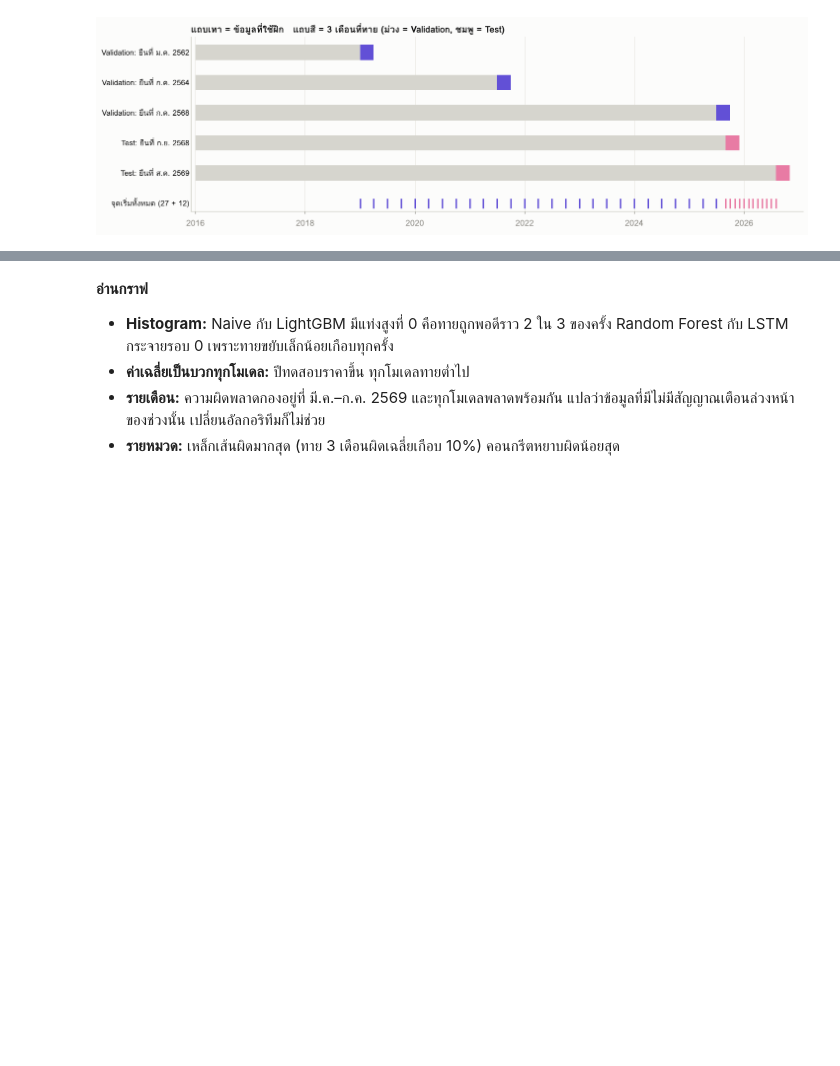
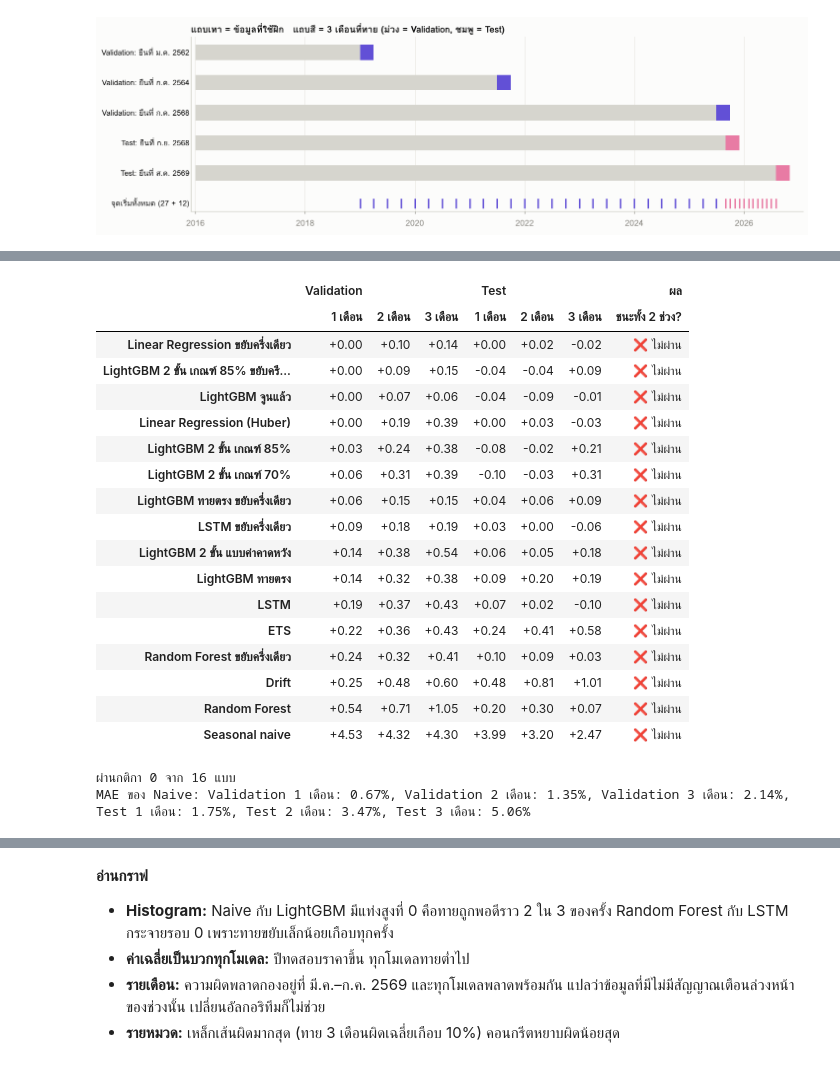
Before and after one commit to namethzz/THAITAY, a Jupyter notebook: ml/colab/THAITAY_ML.ipynb, the cells around one changed output, grey strips where cells are left out. Drawn from its saved outputs; the diff is of its cells as text; code cells hidden in the pictures; blank space fills up the shorter version.

```diff
--- a/ml/colab/THAITAY_ML.ipynb
+++ b/ml/colab/THAITAY_ML.ipynb
@@ -549,15 +381,0 @@ R² ของ % การเปลี่ยน ช่วง Test (0 = ไม่
-# %%
-# @title 10.2 กราฟเทียบ MAE { display-mode: "form" }
-fig, axes = plt.subplots(1, 2, figsize=(13, 4.2), layout="constrained")
-for ax, (name, R) in zip(axes, (("Validation", CV), ("Test", TE))):
-    s = score(R, "MAE")
-    for k, m in enumerate(MODEL):
-        vals = s.loc[NAMES[m]].values
-        ax.bar(np.arange(3) + (k - 1.5) * 0.2, vals, width=0.18, color=MODEL[m][1], label=MODEL[m][0])
-    ax.set_xticks(range(3), ["ทาย 1 เดือน", "ทาย 2 เดือน", "ทาย 3 เดือน"])
-    ax.set_ylabel("MAE (%)")
-    ax.grid(axis="x", visible=False)
-    ax.set_title(name, loc="left")
-handles, labels = axes[0].get_legend_handles_labels()
-fig.legend(handles, labels, frameon=False, ncol=4, loc="outside lower center")
-plt.show()
@@ -601,0 +799,34 @@ for f in ("residual_hist_h1", "error_by_month_h1", "error_by_month_h3", "error_b
+# %%
+# @title 9.1 ทุกแบบเทียบ Naive { display-mode: "form" }
+t = mae_table([m for m in NAMES if m != "naive"])
+diff = t - t.loc[NAMES["naive"]]
+diff = diff.drop(index=NAMES["naive"])
+diff[("ผล", "ชนะทั้ง 2 ช่วง?")] = verdict(t)[1:]
+diff = diff.sort_values(("Validation", "1 เดือน"))
+m = diff.iloc[:, :-1].abs().to_numpy().max()
+num = diff.columns[:-1]
+display(diff.style.format("{:+.2f}", subset=num).background_gradient(cmap=DIVERGING, vmin=-m, vmax=m, subset=num))
+passed = sum(v.startswith("✅") for v in diff[("ผล", "ชนะทั้ง 2 ช่วง?")])
+print(f"ผ่านกติกา {passed} จาก {len(diff)} แบบ")
+print("MAE ของ Naive:", ", ".join(f"{s} {h}: {v:.2f}%" for (s, h), v in t.loc[NAMES['naive']].items()))
+# %% [output]
+|  | Validation |  |  | Test |  |  | ผล |
+|  | 1 เดือน | 2 เดือน | 3 เดือน | 1 เดือน | 2 เดือน | 3 เดือน | ชนะทั้ง 2 ช่วง? |
+| Linear Regression ขยับครึ่งเดียว | +0.00 | +0.10 | +0.14 | +0.00 | +0.02 | -0.02 | ❌ ไม่ผ่าน |
+| LightGBM 2 ขั้น เกณฑ์ 85% ขยับครึ... | +0.00 | +0.09 | +0.15 | -0.04 | -0.04 | +0.09 | ❌ ไม่ผ่าน |
+| LightGBM จูนแล้ว | +0.00 | +0.07 | +0.06 | -0.04 | -0.09 | -0.01 | ❌ ไม่ผ่าน |
+| Linear Regression (Huber) | +0.00 | +0.19 | +0.39 | +0.00 | +0.03 | -0.03 | ❌ ไม่ผ่าน |
+| LightGBM 2 ขั้น เกณฑ์ 85% | +0.03 | +0.24 | +0.38 | -0.08 | -0.02 | +0.21 | ❌ ไม่ผ่าน |
+| LightGBM 2 ขั้น เกณฑ์ 70% | +0.06 | +0.31 | +0.39 | -0.10 | -0.03 | +0.31 | ❌ ไม่ผ่าน |
+| LightGBM ทายตรง ขยับครึ่งเดียว | +0.06 | +0.15 | +0.15 | +0.04 | +0.06 | +0.09 | ❌ ไม่ผ่าน |
+| LSTM ขยับครึ่งเดียว | +0.09 | +0.18 | +0.19 | +0.03 | +0.00 | -0.06 | ❌ ไม่ผ่าน |
+| LightGBM 2 ขั้น แบบค่าคาดหวัง | +0.14 | +0.38 | +0.54 | +0.06 | +0.05 | +0.18 | ❌ ไม่ผ่าน |
+| LightGBM ทายตรง | +0.14 | +0.32 | +0.38 | +0.09 | +0.20 | +0.19 | ❌ ไม่ผ่าน |
+| LSTM | +0.19 | +0.37 | +0.43 | +0.07 | +0.02 | -0.10 | ❌ ไม่ผ่าน |
+| ETS | +0.22 | +0.36 | +0.43 | +0.24 | +0.41 | +0.58 | ❌ ไม่ผ่าน |
+| Random Forest ขยับครึ่งเดียว | +0.24 | +0.32 | +0.41 | +0.10 | +0.09 | +0.03 | ❌ ไม่ผ่าน |
+| Drift | +0.25 | +0.48 | +0.60 | +0.48 | +0.81 | +1.01 | ❌ ไม่ผ่าน |
+| Random Forest | +0.54 | +0.71 | +1.05 | +0.20 | +0.30 | +0.07 | ❌ ไม่ผ่าน |
+| Seasonal naive | +4.53 | +4.32 | +4.30 | +3.99 | +3.20 | +2.47 | ❌ ไม่ผ่าน |
+ผ่านกติกา 0 จาก 16 แบบ
+MAE ของ Naive: Validation 1 เดือน: 0.67%, Validation 2 เดือน: 1.35%, Validation 3 เดือน: 2.14%, Test 1 เดือน: 1.75%, Test 2 เดือน: 3.47%, Test 3 เดือน: 5.06%
```
Also changed, not shown: parts of 76 cells of this notebook, 3 other files.
